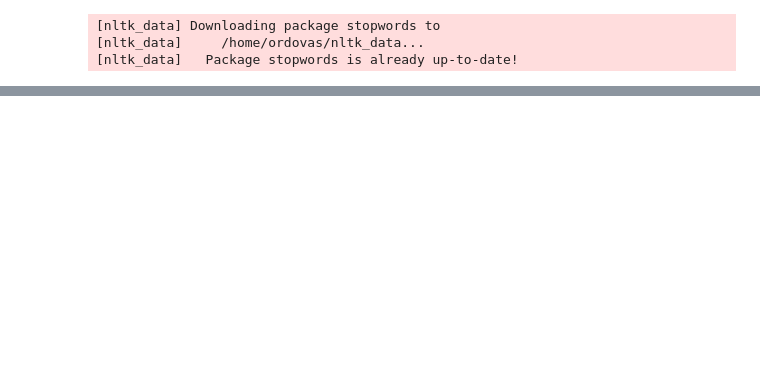
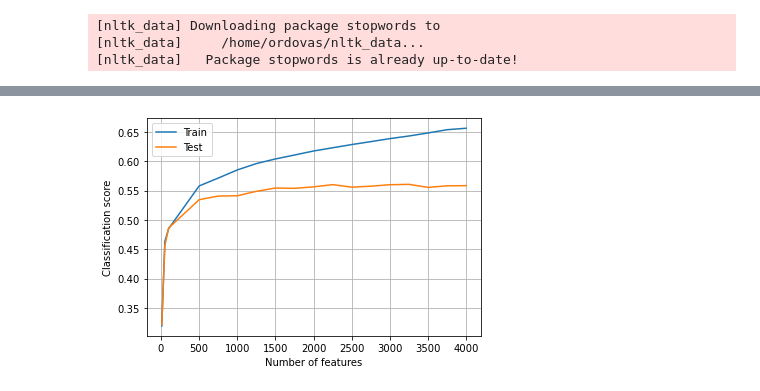
Before and after one commit to ordovas/amazon_books_reviews, a Jupyter notebook: svd_dim_reduct.ipynb, the cells around one changed output, grey strips where cells are left out. Cells and saved outputs as stored; diff of their text form; code cells hidden in the pictures; blank space fills up the shorter version.

```diff
--- a/svd_dim_reduct.ipynb
+++ b/svd_dim_reduct.ipynb
@@ -66,0 +97,16 @@ data_svd.shape
+# %%
+nsamples = [10,50,100]+list(range(500,4250,250))
+# %%
+var_vec=[]
+v_sc_train=[]
+v_sc_test=[]
+for nc in nsamples:
+    print("Number of dimensions: ",nc)
+    comps,var,svd_transformer = svc_dimred(df_tfidf,nc)
+    var_vec.append(var)
+    data_svd = svd_transformer.transform(df_tfidf)
+    X_train, X_test, y_train, y_test = train_test_split(data_svd, df["overall"], test_size=0.15, random_state=42)
+    clf = LogisticRegression(random_state=0,class_weight="balanced",max_iter=5000).fit(X_train, y_train)
+    v_sc_train.append(clf.score(X_train, y_train))
+    v_sc_test.append(clf.score(X_test, y_test))
+    print(var,v_sc_train[-1],v_sc_test[-1])
@@ -66,0 +131,10 @@ data_svd.shape
+# %%
+plt.plot(nsamples,v_sc_train,label="Train")
+plt.plot(nsamples,v_sc_test,label="Test")
+plt.grid()
+plt.legend()
+plt.xlabel("Number of features")
+plt.ylabel("Classification score")
+plt.show();
+# %% [output]
+[figure, added]
```
Also changed, not shown: parts of 13 cells of this notebook, 3 other files.
